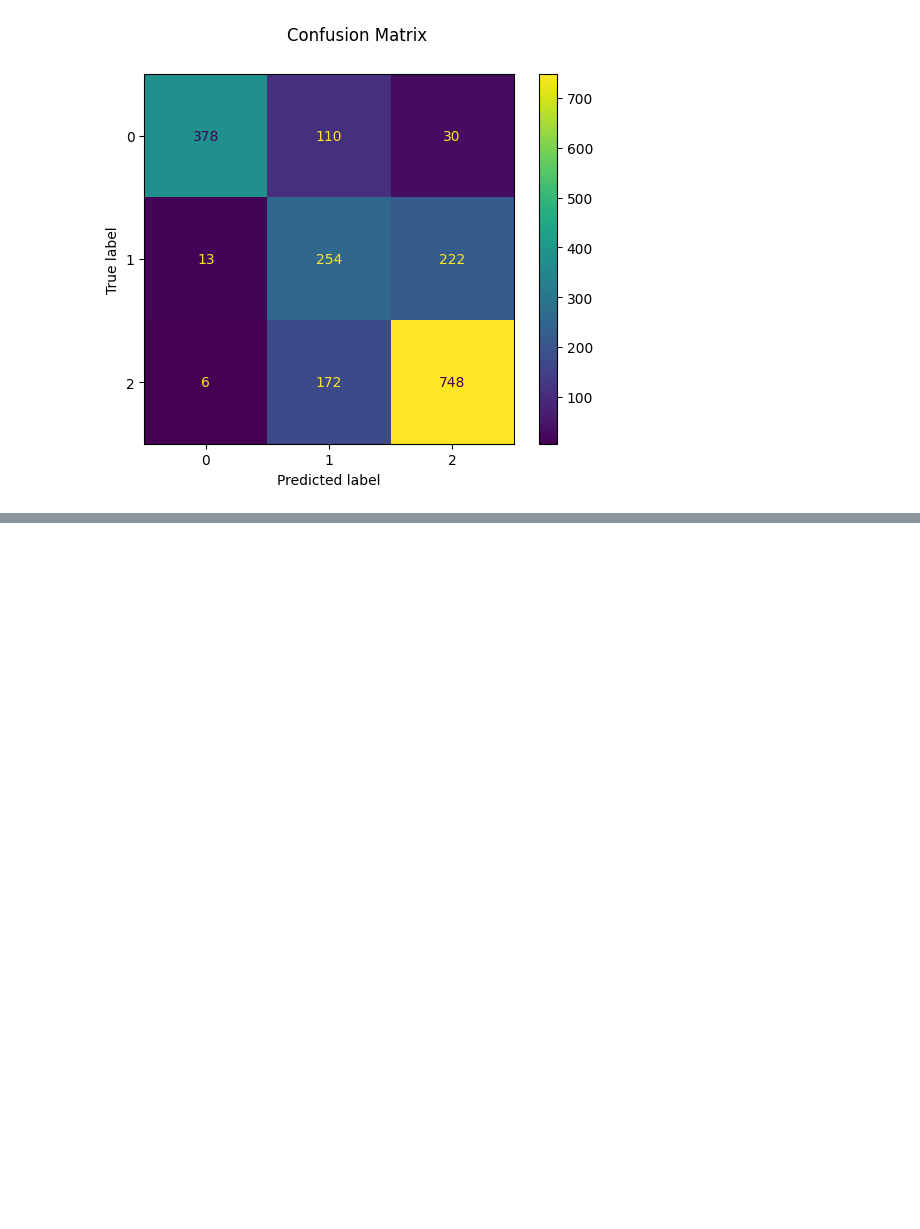
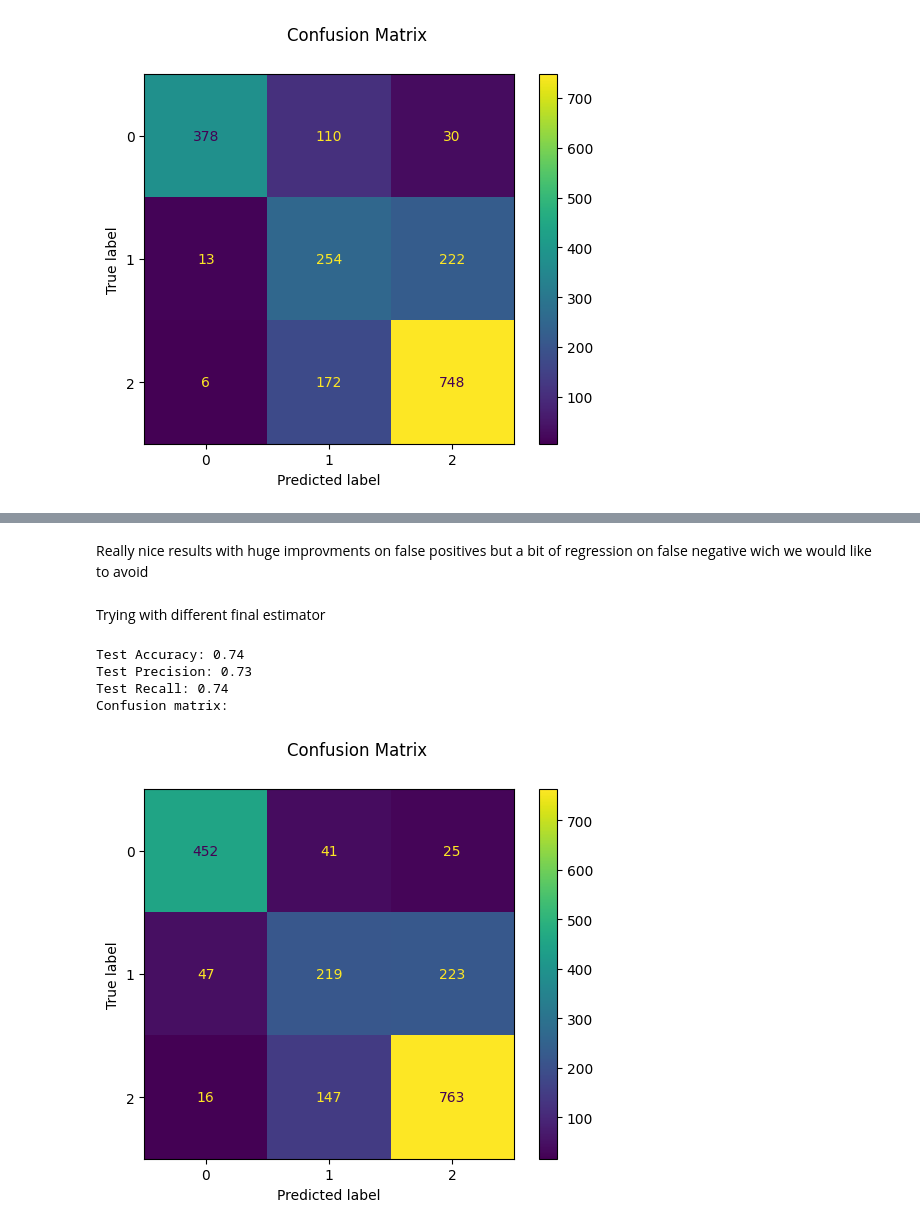
Before and after one commit to lucas066001/IllnessRecognition, a Jupyter notebook: app/ml/modelsFindingThreeClassesBagging.ipynb, the cells around one changed output, grey strips where cells are left out. Saved outputs shown, nothing was run; the diff lists cells and outputs as text; code cells hidden in the pictures; blank space fills up the shorter version.

```diff
--- a/app/ml/modelsFindingThreeClassesBagging.ipynb
+++ b/app/ml/modelsFindingThreeClassesBagging.ipynb
@@ -1218,20 +256,0 @@ Randomized search acheived 81.89% Accuracy
-# %%
-import matplotlib.pyplot as plt
-from sklearn.preprocessing import StandardScaler
-from sklearn.metrics import ConfusionMatrixDisplay
-from sklearn.pipeline import Pipeline
-from sklearn import svm
-
-pipeline = Pipeline([
-    ('tester_tr', StandardScaler()),
-    ('knn', svm.SVC(kernel="rbf", C=1.857))
-])
-
-pipeline.fit(X_train, y_train)
-print("training finished")
-y_pred_simpler = pipeline.predict(X_test)
-
-disp = ConfusionMatrixDisplay.from_predictions(y_test, y_pred_simpler)
-disp.figure_.suptitle("Confusion Matrix for rbf kerne model")
-print(f"Confusion matrix:\n{disp.confusion_matrix}")
-plt.show()
@@ -1315,0 +389,31 @@ Why is the knn still the best option ?
+# %% [markdown]
+Really nice results with huge improvments on false positives but a bit of regression on false negative wich we would like to avoid
+# %% [markdown]
+Trying with different final estimator
+# %%
+clf = StackingClassifier(
+    estimators=estimators, final_estimator=KNeighborsClassifier()
+)
+
+clf.fit(X_train, y_train)
+y_pred_simpler = clf.predict(X_test)
+
+test_accuracy = accuracy_score(y_test, y_pred_simpler)
+test_precision = precision_score(y_test, y_pred_simpler, average="weighted")
+test_recall = recall_score(y_test, y_pred_simpler, average="weighted")
+
+disp = ConfusionMatrixDisplay.from_predictions(y_test, y_pred_simpler)
+disp.figure_.suptitle("Confusion Matrix")
+
+print(f"Test Accuracy: {test_accuracy:.2f}")
+print(f"Test Precision: {test_precision:.2f}")
+print(f"Test Recall: {test_recall:.2f}")
+
+print(f"Confusion matrix:\n")
+plt.show()
+# %% [output]
+Test Accuracy: 0.74
+Test Precision: 0.73
+Test Recall: 0.74
+Confusion matrix:
+[figure, added]
```
Also changed, not shown: parts of 68 cells of this notebook.
